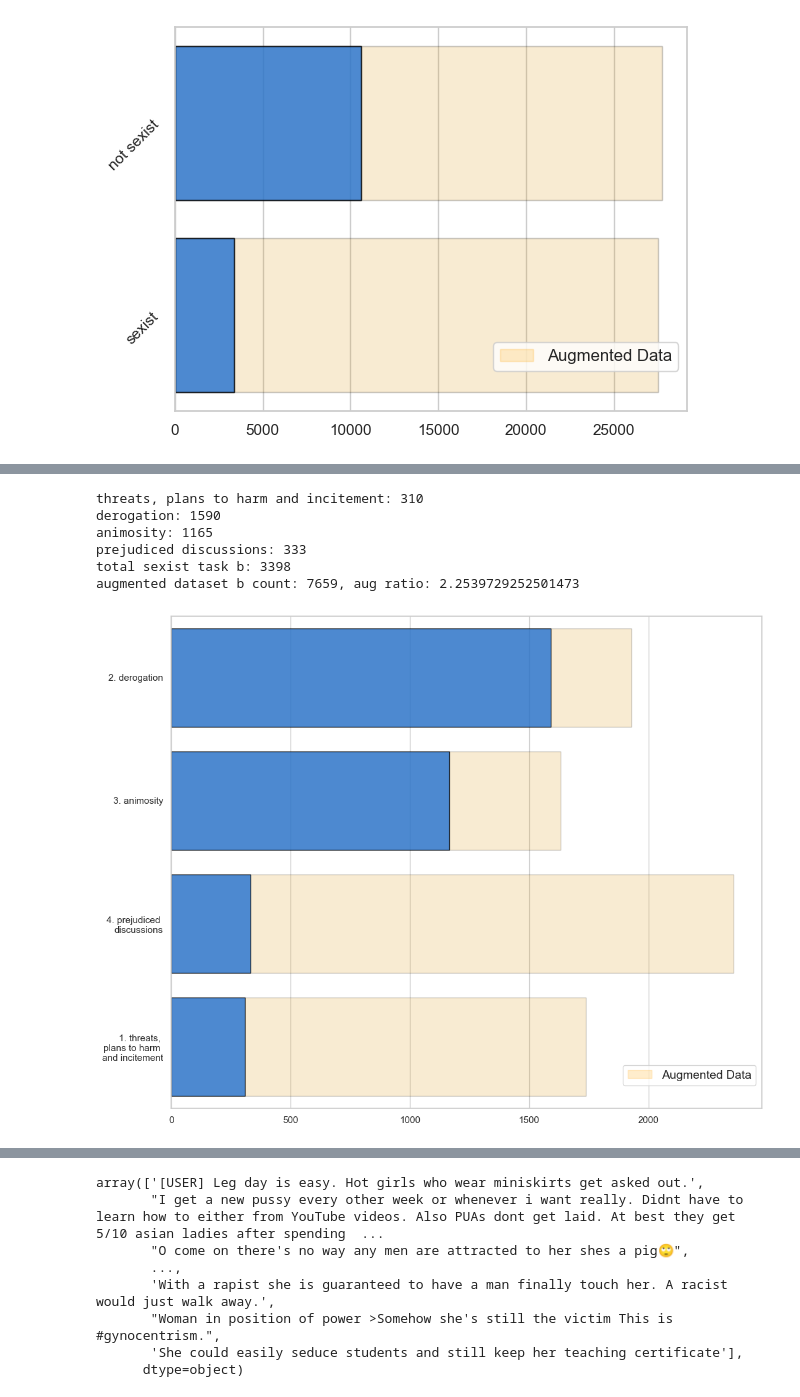
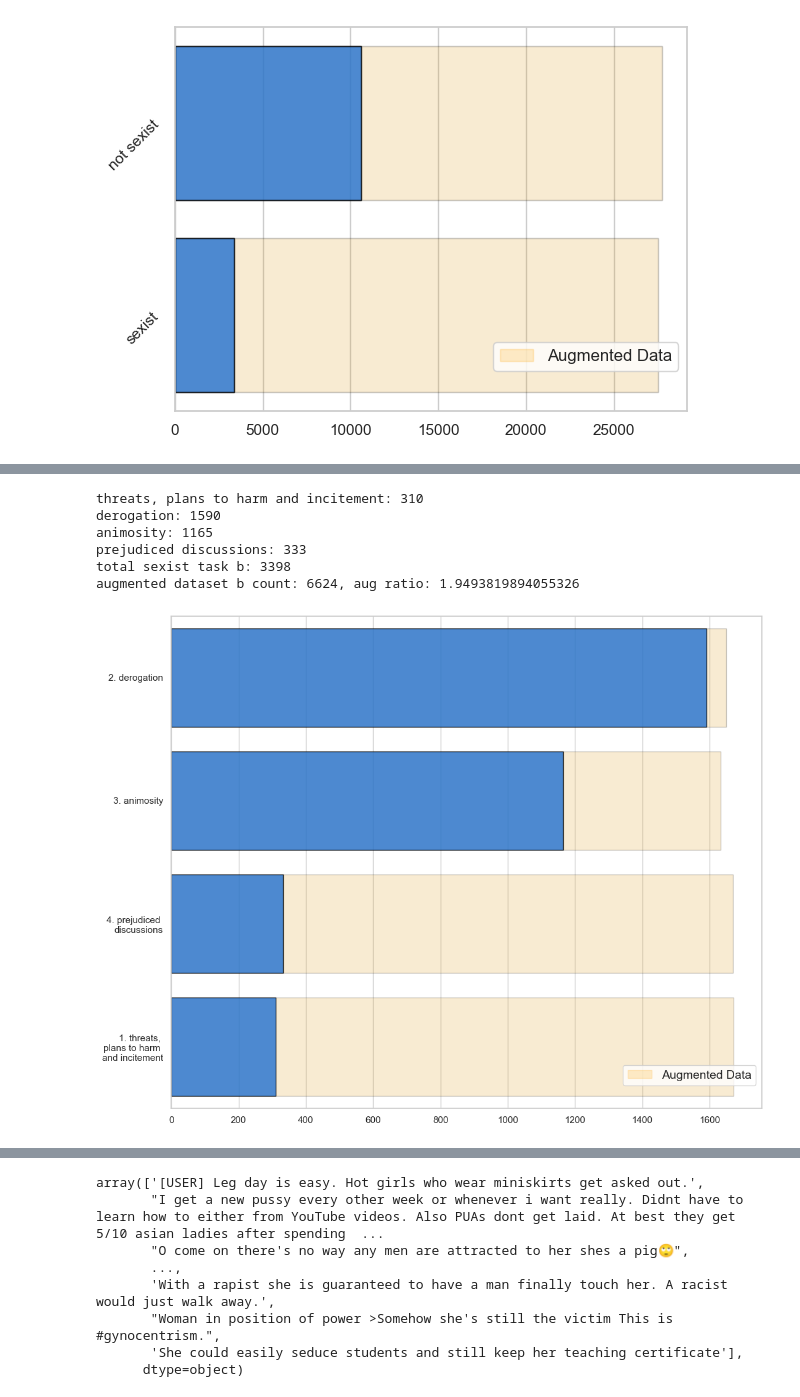
Before and after one commit to AxelBogos/SemEval-Edos, a Jupyter notebook: notebooks/5_ab_final-report-plots-data-aug.ipynb, the cells around one changed output, grey strips where cells are left out. Cells and saved outputs as stored; diff of their text form; code cells hidden in the pictures.

```diff
--- a/notebooks/5_ab_final-report-plots-data-aug.ipynb
+++ b/notebooks/5_ab_final-report-plots-data-aug.ipynb
@@ -262,12 +236,12 @@ aug_task_b = pd.concat([train_task_b,
                         b1_sf.sample(int(len(b1_sf) * 1)),
                         b2_sf.sample(int(len(b2_sf) * 1)),
                         b3_sf.sample(int(len(b3_sf) * 1)),
-                        b4_sf.sample(int(len(b4_sf) * 1)),
+                        b4_sf.sample(int(len(b4_sf) * 0.7)),
 
-                        b1_sfr.sample(int(len(b1_sfr) * 1)),
-                        b2_sfr.sample(int(len(b2_sfr) * 1)),
+                        b1_sfr.sample(int(len(b1_sfr) * 0.9)),
+                        b2_sfr.sample(int(len(b2_sfr) * 0)),
                         b3_sfr.sample(int(len(b3_sfr) * 1)),
-                        b4_sfr.sample(int(len(b4_sfr) * 1))])
+                        b4_sfr.sample(int(len(b4_sfr) * 0.65))])
 
 print(f"augmented dataset b count: {len(aug_task_b)}, aug ratio: {len(aug_task_b)/len(train_task_b)}")
 
@@ -294,32 +268,32 @@ cerulean_blue = (0.02, 0.43, 0.93)
 ax = sns.barplot(x=counts.values, y=counts.index, order=counts.index, color=cerulean_blue, orient='h',
             edgecolor="black", alpha=0.8)
 
 ax.set_yticklabels(['2. derogation', '3. animosity', '4. prejudiced \ndiscussions', '1. threats, \nplans to harm \nand '
                                                                                     'incitement'])
 plt.yticks(rotation=0)
 
 # labels = ['1 derogation', '2 animosity', '3 prejudiced discussions', '4 threats, plans to harm and incitement']
 # labels_axis = ['1', '2', '3', '4']
 # plt.xticks([0, 1, 2, 3], labels_axis)
 
 # Create proxy artists for the legend
 # proxy_artists = []
 # for i, (label, color) in enumerate(zip(labels, palette)):
 #     proxy_artists.append(mpatches.Patch(color=color, label=label, edgecolor='black', alpha=1))
 #     if i == 3:
 #         # Add a separate bar for augmented data
 #         proxy_artists.append(mpatches.Patch(color='orange', label="augmented data", edgecolor='black', alpha=0.1))
 #
 proxy_artists = [mpatches.Patch(color='orange', label='Augmented Data', alpha=0.2)]
 # # Create the legend
 plt.legend(handles=proxy_artists, loc='upper right', fontsize=14, bbox_to_anchor=(1, 0.1))
 plt.subplots_adjust(left=0.1, right=0.9, bottom=0.1, top=0.9)
 # plt.savefig('TaskB-ClassProportion_aug.png', dpi=500)
 # %% [output]
 threats, plans to harm and incitement: 310
 derogation: 1590
 animosity: 1165
 prejudiced discussions: 333
 total sexist task b: 3398
-augmented dataset b count: 7659, aug ratio: 2.2539729252501473
+augmented dataset b count: 6624, aug ratio: 1.9493819894055326
-[figure, old version]
+[figure, new version]
```
Also changed, not shown: parts of 6 cells of this notebook, 1 other file.
